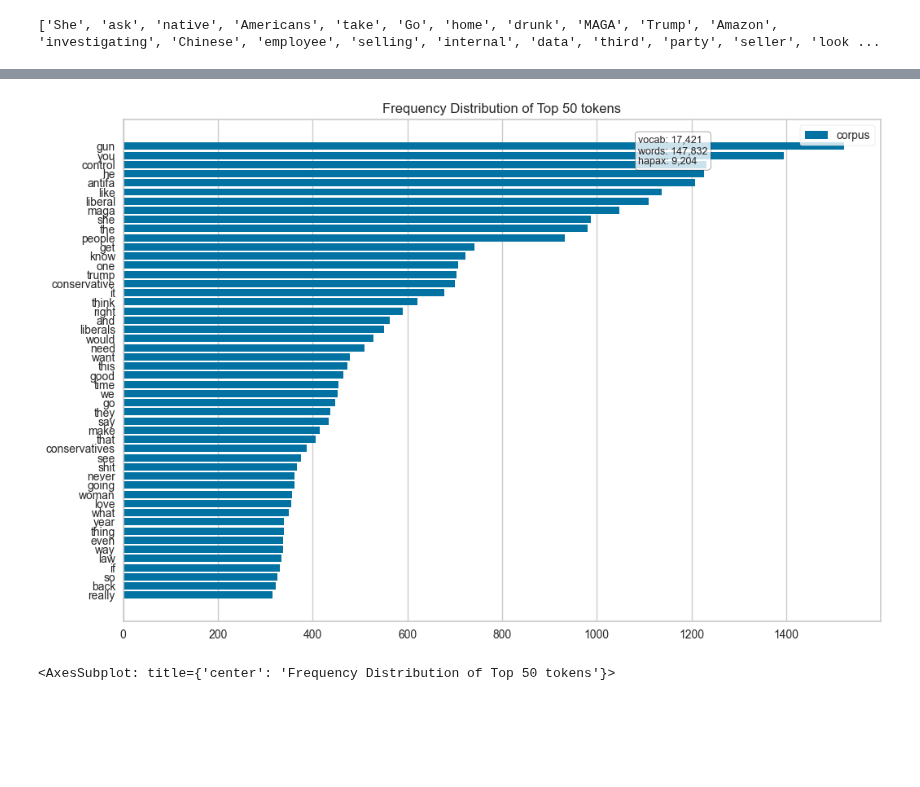
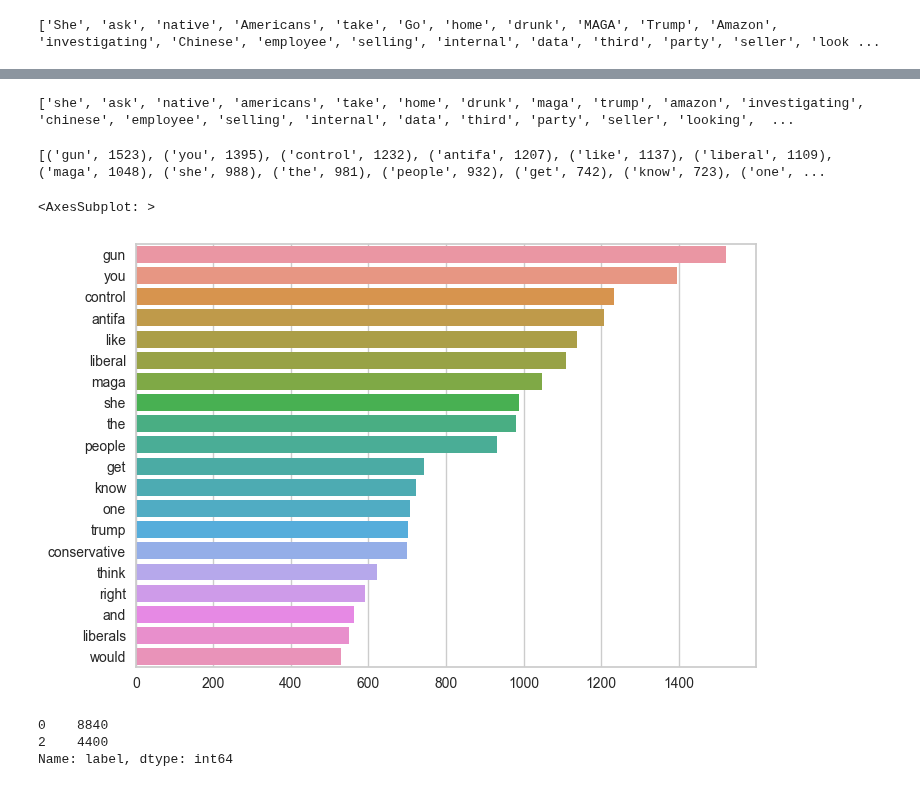
Before and after one commit to OmdenaAI/aswan-egypt-detecting-hate-nlp, a Jupyter notebook: src/tasks/task-2-exploratory-data-analysis/scripts/eda_zampieri2019_Purti.ipynb, the cells around one changed output, grey strips where cells are left out. Drawn from its saved outputs; the diff is of its cells as text; code cells hidden in the pictures; blank space fills up the shorter version.

```diff
--- a/src/tasks/task-2-exploratory-data-analysis/scripts/eda_zampieri2019_Purti.ipynb
+++ b/src/tasks/task-2-exploratory-data-analysis/scripts/eda_zampieri2019_Purti.ipynb
@@ -276,17 +275,38 @@ print(most_common)
-# %%
-# Visualize Token Frequency Distribution After Text Preprocessing
-# The distribution because it tells us how the total number of word tokens in the text are distributed across the vocabulary items.visualizer plots a bar chart of the top 50 most frequent terms in the corpus, with the terms listed along the x-axis and frequency counts depicted at y-axis values.
-
-
-vectorizer = CountVectorizer()
-docs       = vectorizer.fit_transform(df['clean_sentence_EDA'])
-features   = vectorizer.get_feature_names_out()
-plt.figure(figsize=(12,8))
-visualizer = FreqDistVisualizer(features=features)
-visualizer.fit(docs)
-for label in visualizer.ax.texts:
-    label.set_size(20)
-visualizer.poof()
-# %% [output]
-[figure, removed]
-<AxesSubplot: title={'center': 'Frequency Distribution of Top 50 tokens'}>
+# %%
+all_words_clean = []
+
+for sentence in df['clean_sentence_EDA']:
+    words = word_tokenize(str(sentence))
+    for word in words:
+        word = word.lower() # lowercase all word
+        if len(word) >= 3: # quick solution to get rif of contractions
+            # find better solution in official version
+            all_words_clean.append(word)
+
+print(all_words_clean[:100])
+# %% [output]
+['she', 'ask', 'native', 'americans', 'take', 'home', 'drunk', 'maga', 'trump', 'amazon', 'investigating', 'chinese', 'employee', 'selling', 'internal', 'data', 'third', 'party', 'seller', 'looking',  ...
+# %%
+# let us find the 20 most common words now (after second round of pre-processing)
+
+most_common2 = Counter(all_words_clean).most_common(20)
+print(most_common2)
+
+# word frequency after second round of pre-processing
+
+words, frequency = [], []
+for word, count in most_common2:
+    words.append(word)
+    frequency.append(count)
+
+sns.barplot(x = frequency, y = words)
+# %% [output]
+[('gun', 1523), ('you', 1395), ('control', 1232), ('antifa', 1207), ('like', 1137), ('liberal', 1109), ('maga', 1048), ('she', 988), ('the', 981), ('people', 932), ('get', 742), ('know', 723), ('one', ...
+<AxesSubplot: >
+[figure, added]
+# %%
+df['label'].value_counts()
+# %% [output]
+0    8840
+2    4400
+Name: label, dtype: int64
```
Also changed, not shown: parts of 12 cells of this notebook.
